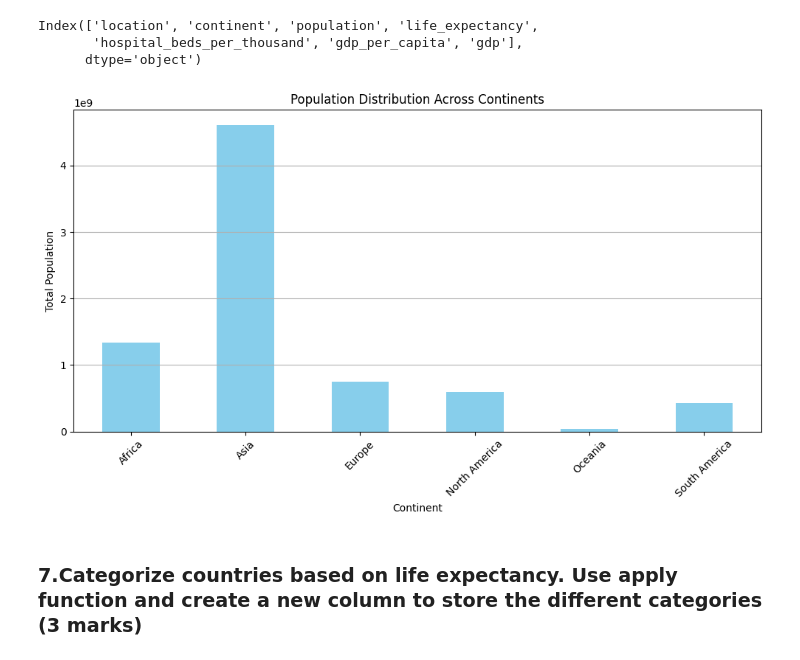
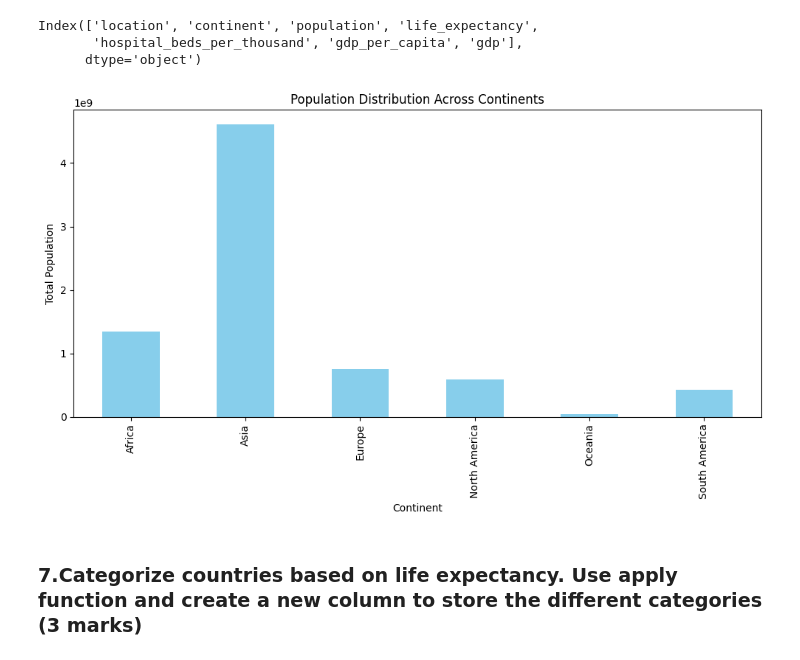
Before and after one commit to sfdxlwcSs/python-Basics, a Jupyter notebook: pds_revision/pds_revision/ESA_SOLUTION.ipynb, the cells around one changed output. Drawn from its saved outputs; the diff is of its cells as text; code cells hidden in the pictures.

```diff
--- a/pds_revision/pds_revision/ESA_SOLUTION.ipynb
+++ b/pds_revision/pds_revision/ESA_SOLUTION.ipynb
@@ -317,23 +332,23 @@ Index(['location', 'continent', 'population', 'life_expectancy',
 # %%
 
 
 # Filter the DataFrame to include only relevant columns
 df_filtered = countries_df[['continent', 'location', 'population']]
 
 # Group the data by 'continent' to calculate the total population for each continent
 population_by_continent = df_filtered.groupby('continent')['population'].sum()
 
 # Plot the population distribution across continents
 population_by_continent.plot(kind='bar', figsize=(10, 6), color='skyblue')
 plt.title('Population Distribution Across Continents')
 plt.xlabel('Continent')
 plt.ylabel('Total Population')
-plt.xticks(rotation=45)
-plt.grid(axis='y')
+# plt.xticks(rotation=45)
+# plt.grid(axis='y')
 plt.tight_layout()
 plt.show()
 # %% [output]
-[figure, old version]
+[figure, new version]
 # %% [markdown]
 ### 7.Categorize countries based on life expectancy. Use apply function and create a new column to store the different categories (3 marks)
 # %%
```
Also changed, not shown: parts of 4 cells of this notebook, 2 other files.
